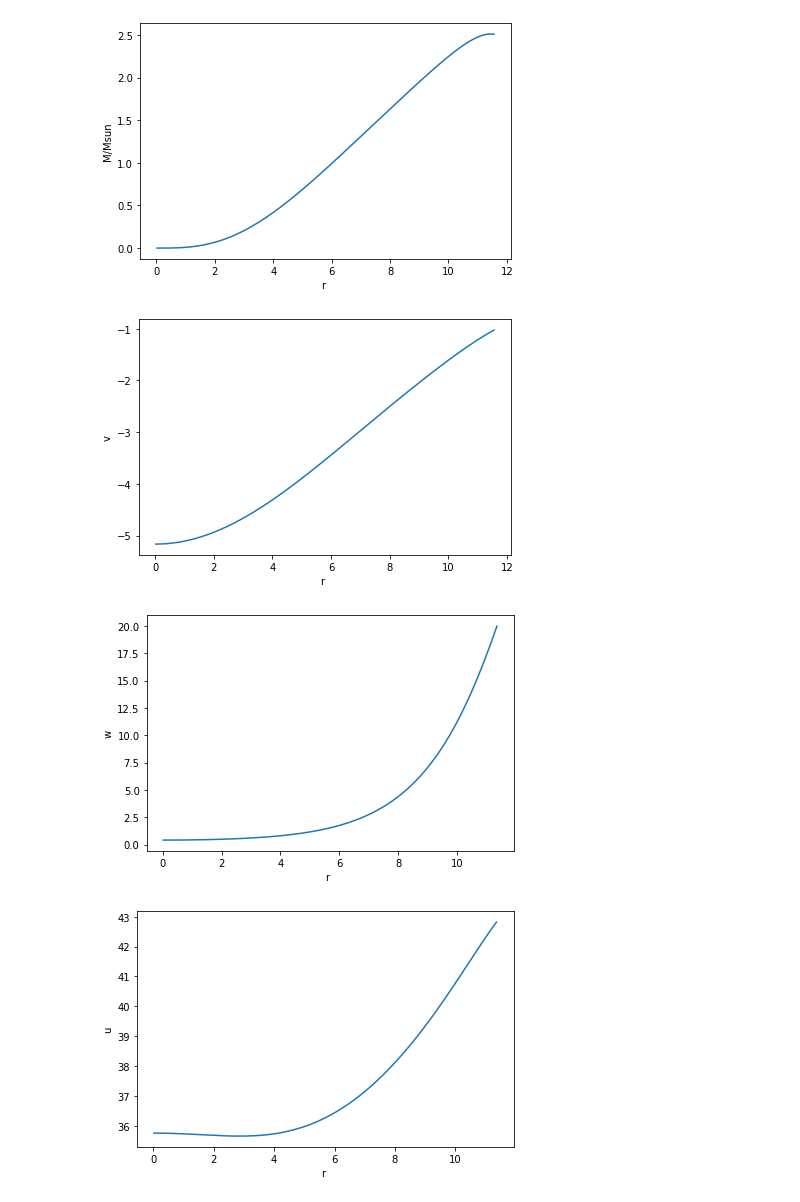
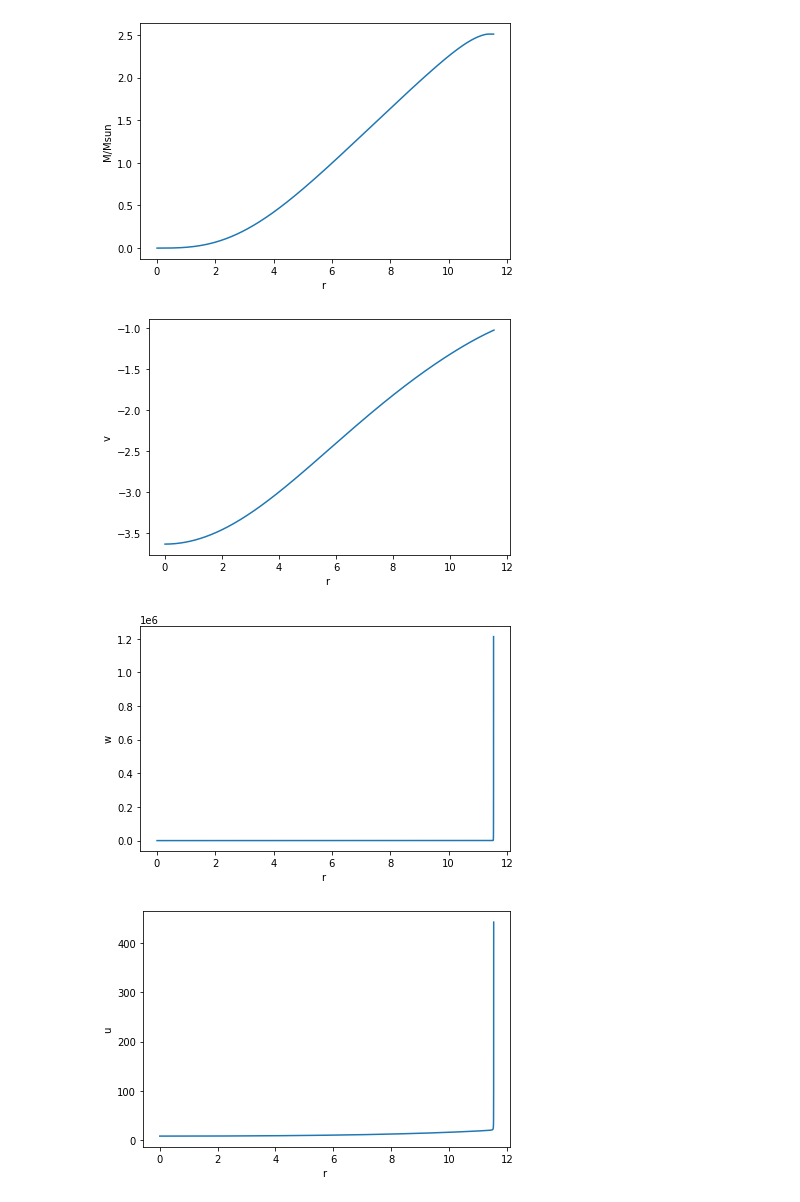
Before and after one commit to utkarsh7236/fmodes, a Jupyter notebook: cowling_approximation2.ipynb, the cells around one changed output. Drawn from its saved outputs; the diff is of its cells as text; code cells hidden in the pictures.

```diff
--- a/cowling_approximation2.ipynb
+++ b/cowling_approximation2.ipynb
@@ -74,7 +76,7 @@ def _dMdr(r, e):
 
 # DIMENSIONS CHECKED
 def _b(r, M):
-    return (2*G*M)/((c**2)*r)
+    return (G*M)/((c**2)*r)
 
 # DIMENSIONS CHECKED
 def _dvdr(r, Q, lamda):
@@ -109,6 +108,8 @@ def _dWdlnr(r, W, U, Q, lamda, l, omega, v, c_ad2):
 def _dUdlnr(r, W, U, lamda, l, v):
     return np.exp(lamda/2 - v) * (W - l*(np.exp(v-lamda/2))*U)
 # %%
+from scipy.misc import derivative
+
 def coupledTOV(r, VEC, init_params):
     P, M, v, W, U = VEC
     EOS, l, omega, dedp_EQ = init_params
@@ -120,14 +121,16 @@ def coupledTOV(r, VEC, init_params):
 
  # ++++ DIFFERENT METHODS FOR DEDP ++++
 
-#     dedp = dedp_EQ(P)
+    dedp = dedp_EQ(P)
 
-#     dedp = derivative(EOS, P, dx = r/100, n = 1)
+#     dedp = derivative(EOS, P, dx = 1e30, n = 1)
 
-    eps = 1e5
-    p_eval = np.linspace(P/eps, P*eps, 10)
-    e_eval = EOS(p_eval)
-    dedp = np.mean(np.gradient(e_eval, p_eval, edge_order=2))
+#     eps = 1e5
+#     p_eval = np.linspace(P/eps, P*eps, 5)
+#     eps = 1e-1
+#     p_eval = np.logspace(np.floor(np.log10(P/eps)), np.ceil(np.log10(P*eps)), 10)
+#     e_eval = EOS(p_eval)
+#     dedp = np.mean(np.gradient(e_eval, p_eval, edge_order=2))
 
 #     eps = 1e5
 #     p_eval = np.linspace(P/eps, P*eps, 10)
@@ -136,7 +139,6 @@ def coupledTOV(r, VEC, init_params):
 
 
 #  +++++++++++++++++++++++++++++++++++++
-
     drhodp = dedp / (c**2)
     c_ad2 = 1/drhodp # has units of (m/s)^2
 
@@ -228,6 +240,6 @@ plt.show()
 # %%
 def tov(ep, init_VEC, r_i, p_min, omega, dedp_EQ, progress = False,
-        l=2, n_iter_max = 2000):
+        l=2, n_iter_max = 20000):
 
     init_params = [ep, l, omega, dedp_EQ]
 
@@ -243,7 +255,7 @@ def tov(ep, init_VEC, r_i, p_min, omega, dedp_EQ, progress = False,
     max_iter = n_iter_max
 
     dr_init = r_max/max_iter
-    dr_compute = 1000
+    dr_compute = 100000
 
     if progress:
         pbar = tqdm(total=max_iter)
@@ -252,16 +264,21 @@ def tov(ep, init_VEC, r_i, p_min, omega, dedp_EQ, progress = False,
         i+=1
 
         dr = min(dr_init, dr_compute)
+#         print(dr)
 
         integral = r.integrate(r.t+dr)
 
         if progress:
             pbar.update(1)
+
         if i > max_iter:
             print("[STATUS] max_iter reached")
             break
 
         if (r.y[0] < p_min):
+            break
+
+        if not r.successful():
             break
 
         results.append(integral)
@@ -270,6 +287,7 @@ def tov(ep, init_VEC, r_i, p_min, omega, dedp_EQ, progress = False,
     if progress:
         pbar.close()
 
+#     print(r.successful(),(r.y[0] >= p_min)) # Used to find out which condition breaks 1st.
 
     results = np.array(results, dtype = float)
     p, m, v, w, u = results.T
@@ -277,14 +295,14 @@ def tov(ep, init_VEC, r_i, p_min, omega, dedp_EQ, progress = False,
     return p, m, r, v, w, u
 # %%
 # Load EOS
-df = pd.read_csv("eos_data/nl3cr.csv")
+df = pd.read_csv(path)
 e, p = df_to_ep(df)
 EOS = get_ep(e, p)
 
 # Initial Conditions
 km2cm = 1e5
 r_i = 1
-p0 = p[-5]
+p0 = p[-2]
 e0 = EOS(p0)
 p_c = p0 - 2 * np.pi * (G/(c**4)) * r_i**2 * (p0 + e0) * (3*p0 + e0)/3
 e_c = e0
@@ -296,13 +314,11 @@ l=2
 
 v0 = -1 # Two step integration optimization: similar to phi previously.
 
-# Minimize this using f-mode optimizer?
 W0 = 1
 U0 = W0/(l * np.exp(v0))
 
 p_smooth, dedp = dedp_arr(p, EOS)
 dedp_EQ = get_dedp(dedp, p_smooth)
-dedp_EQ = polytrope
 
 init_VEC = [p_c, m0, v0, W0, U0]
 p_min = min(p)
@@ -393,37 +417,37 @@ plt.plot(r_arr, p/p_c)
 plt.xlabel("r")
 plt.ylabel("P/Pc")
 
 plt.figure()
 plt.plot(r_arr, m/msun)
 plt.xlabel("r ")
 plt.ylabel("M/Msun")
 plt.show()
 
 plt.figure()
 plt.plot(r_arr, v)
 plt.xlabel("r ")
 plt.ylabel("v")
 plt.show()
 
-clip = -20
+clip = -1
 
 plt.figure()
 plt.plot(r_arr[:clip], w[:clip])
 plt.xlabel("r ")
 plt.ylabel("w")
 plt.show()
 
 plt.figure()
 plt.plot(r_arr[:clip], u[:clip])
 plt.xlabel("r ")
 plt.ylabel("u")
 plt.show()
 # %% [output]
 [figure]
 [figure]
-[figure, old version]
+[figure, new version]
-[figure, old version]
+[figure, new version]
-[figure, old version]
+[figure, new version]
 # %%
 # Delete when shifting over to python
 old_backend = mpl.get_backend()
```
Also changed, not shown: parts of 8 cells of this notebook, 2 other files.
